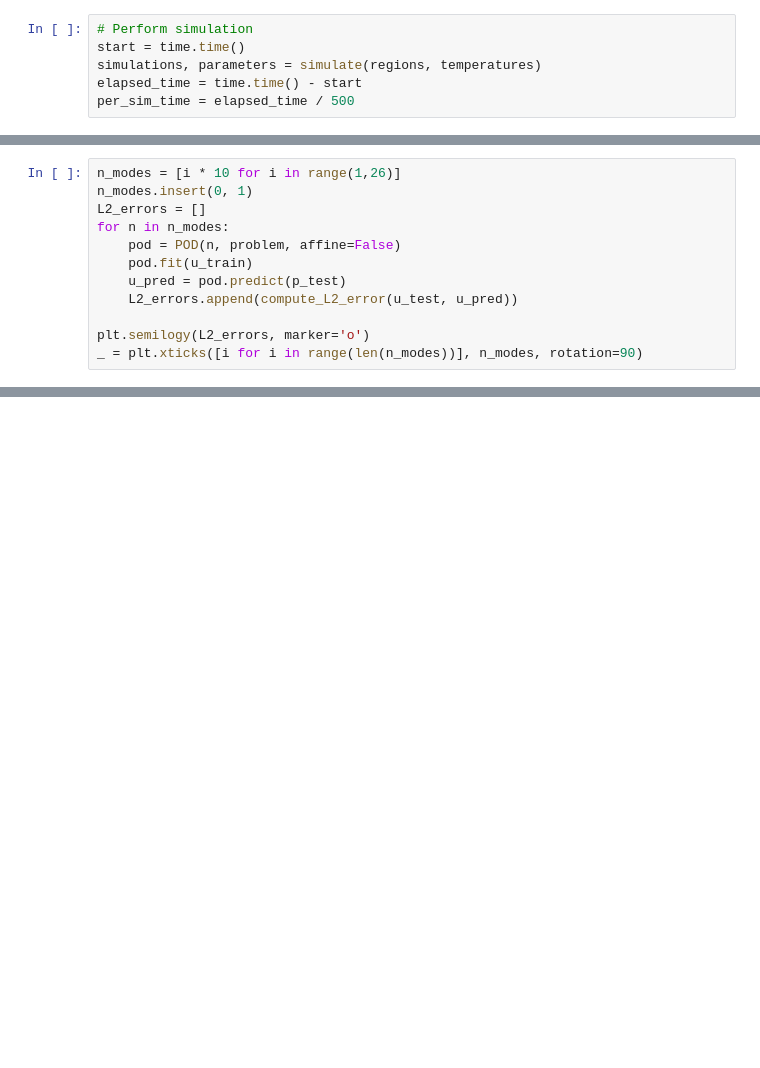
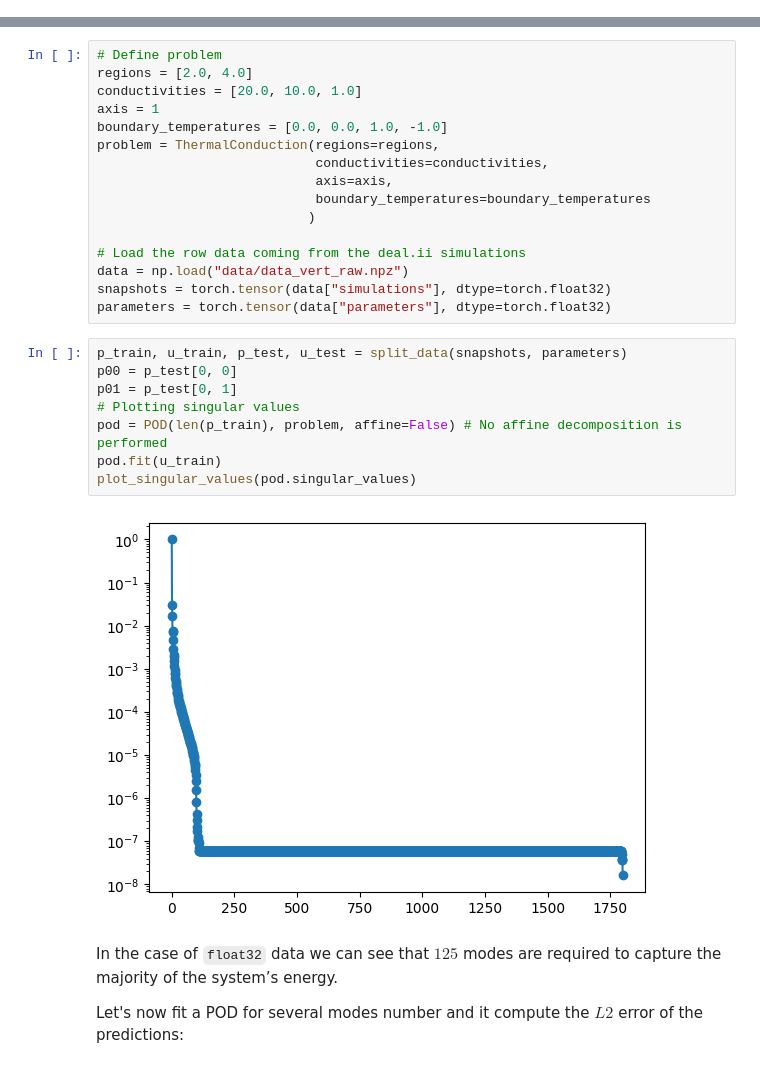
Before and after one commit to FilippoOlivo/thermal-conduction-rom, a Jupyter notebook: report.ipynb, the cells around one changed output, grey strips where cells are left out. Cells and saved outputs as stored; diff of their text form; blank space fills up the shorter version.

```diff
--- a/report.ipynb
+++ b/report.ipynb
@@ -454,6 +0,0 @@ def simulate(regions, temperatures):
-# %%
-# Perform simulation
-start = time.time()
-simulations, parameters = simulate(regions, temperatures)
-elapsed_time = time.time() - start
-per_sim_time = elapsed_time / 500
@@ -478,12 +0,0 @@ As done in the previous scenario, we fit a POD for several modes number and it c
-# %%
-n_modes = [i * 10 for i in range(1,26)]
-n_modes.insert(0, 1)
-L2_errors = []
-for n in n_modes:
-    pod = POD(n, problem, affine=False)
-    pod.fit(u_train)
-    u_pred = pod.predict(p_test)
-    L2_errors.append(compute_L2_error(u_test, u_pred))
-
-plt.semilogy(L2_errors, marker='o')
-_ = plt.xticks([i for i in range(len(n_modes))], n_modes, rotation=90)
@@ -521,0 +221,30 @@ From the results, we observe that the computational time of POD is of the same o
+# %%
+# Define problem
+regions = [2.0, 4.0]
+conductivities = [20.0, 10.0, 1.0]
+axis = 1
+boundary_temperatures = [0.0, 0.0, 1.0, -1.0]
+problem = ThermalConduction(regions=regions,
+                            conductivities=conductivities,
+                            axis=axis,
+                            boundary_temperatures=boundary_temperatures
+                           )
+
+# Load the row data coming from the deal.ii simulations
+data = np.load("data/data_vert_raw.npz")
+snapshots = torch.tensor(data["simulations"], dtype=torch.float32)
+parameters = torch.tensor(data["parameters"], dtype=torch.float32)
+# %%
+p_train, u_train, p_test, u_test = split_data(snapshots, parameters)
+p00 = p_test[0, 0]
+p01 = p_test[0, 1]
+# Plotting singular values
+pod = POD(len(p_train), problem, affine=False) # No affine decomposition is performed
+pod.fit(u_train)
+plot_singular_values(pod.singular_values)
+# %% [output]
+[figure, added]
+# %% [markdown]
+In the case of `float32` data we can see that $125$ modes are required to capture the majority of the system’s energy.
+
+Let's now fit a POD for several modes number and it compute the $L2$ error of the predictions:
```
Also changed, not shown: parts of 93 cells of this notebook, 47 other files.
